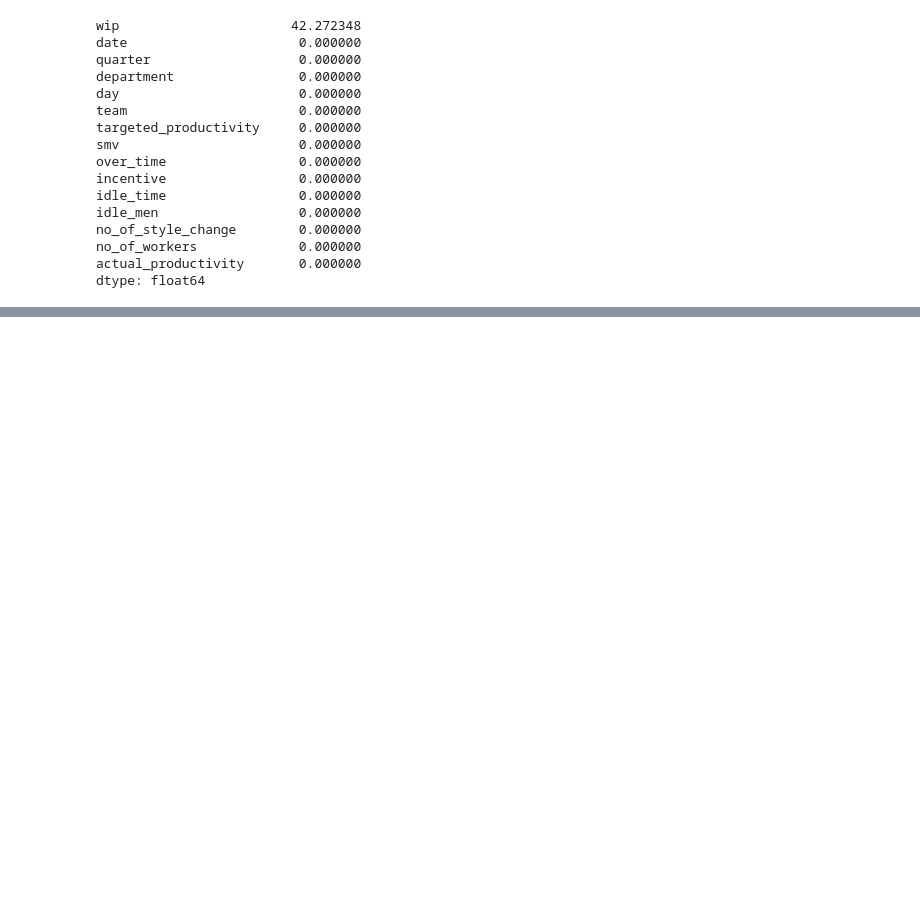
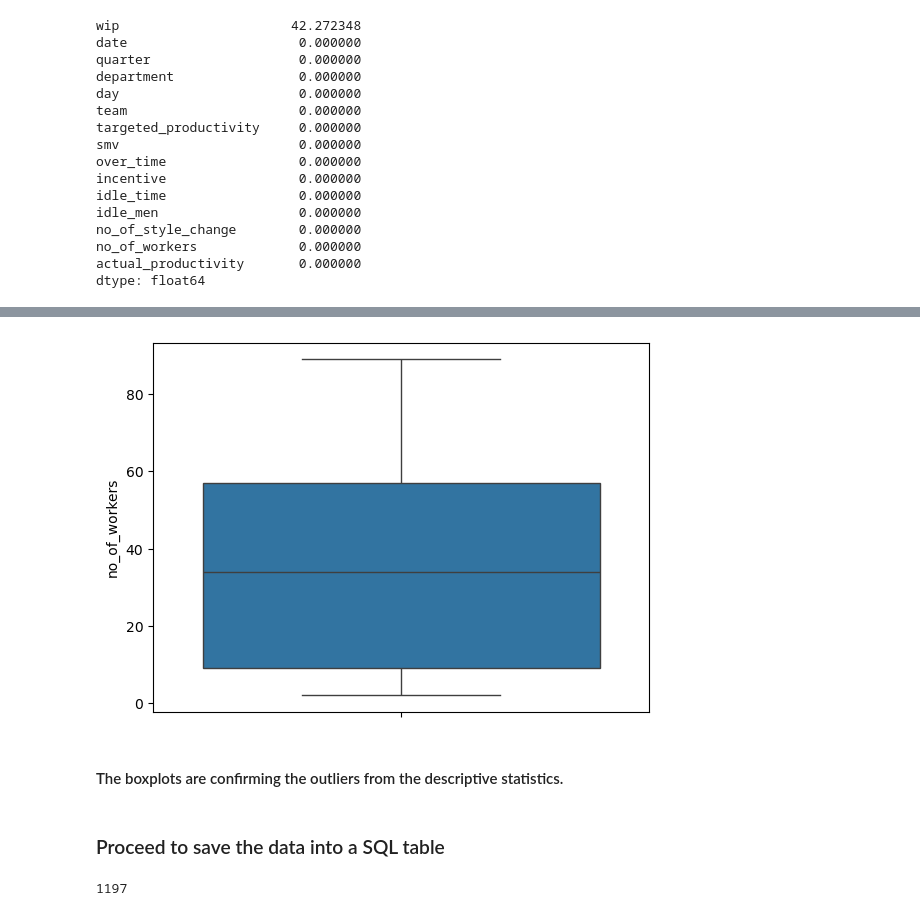
Before and after one commit to ilsecaher/MSDS610-W3, a Jupyter notebook: MSDS610_Assignment_Week3- Ilse Severance.ipynb, the cells around one changed output, grey strips where cells are left out. Saved outputs shown, nothing was run; the diff lists cells and outputs as text; code cells hidden in the pictures; blank space fills up the shorter version.

```diff
--- a/MSDS610_Assignment_Week3- Ilse Severance.ipynb
+++ b/MSDS610_Assignment_Week3- Ilse Severance.ipynb
@@ -176,0 +254,18 @@ NameError: name 'productivity_check' is not defined
+# %%
+# Create a boxplot
+sns.boxplot(data=clean_productivity['no_of_workers'])
+
+plt.show()
+# %% [output]
+[figure, added]
+# %% [markdown]
+#### The boxplots are confirming the outliers from the descriptive statistics.
+# %% [markdown]
+### Proceed to save the data into a SQL table
+# %%
+table_name = r'productivity_cleaned'
+schema = r'cleaned'
+
+clean_productivity.to_sql(table_name, con=db_conn, if_exists='replace', index=False, schema=schema, chunksize=1000, method='multi')
+# %% [output]
+1197
```
Also changed, not shown: parts of 26 cells of this notebook, 1 other file.
